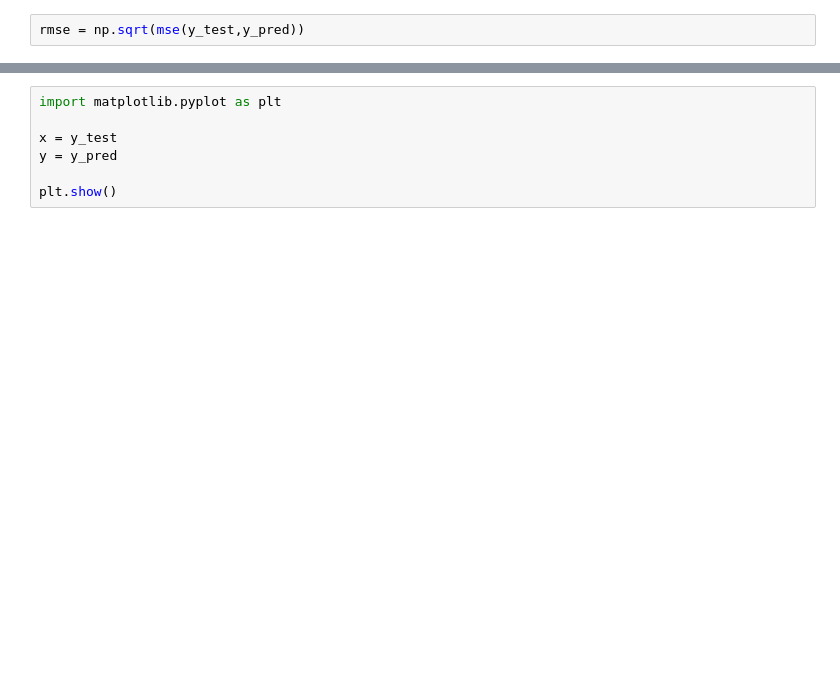
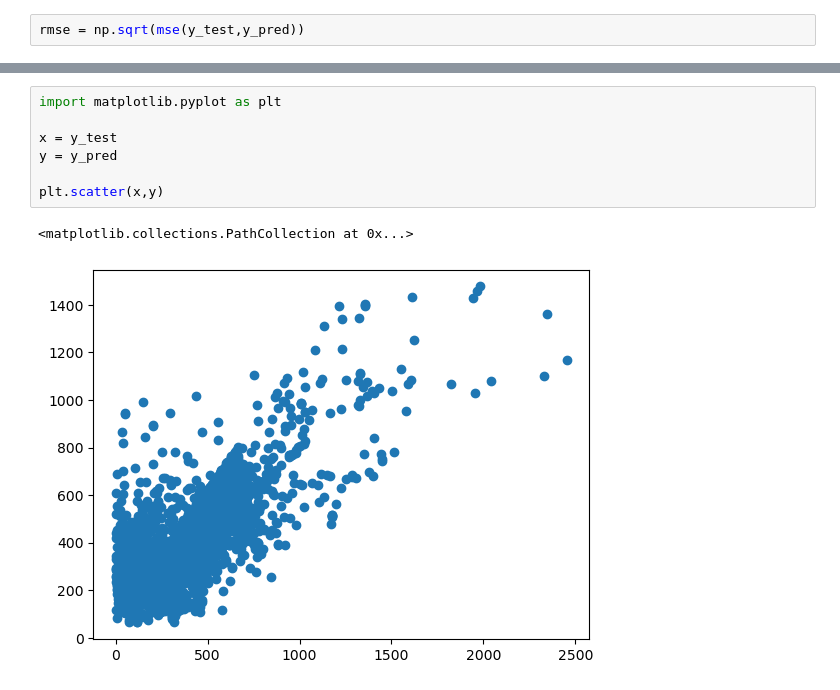
Before and after one commit to serhatozar/labs, a Jupyter notebook: Lab 29.08.2023.ipynb, the cells around one changed output, grey strips where cells are left out. Cells and saved outputs as stored; diff of their text form; blank space fills up the shorter version.

```diff
--- a/Lab 29.08.2023.ipynb
+++ b/Lab 29.08.2023.ipynb
@@ -108,7 +104,10 @@ rmse
 # %%
 import matplotlib.pyplot as plt
 
 x = y_test
 y = y_pred
 
-plt.show()
+plt.scatter(x,y)
+# %% [output]
+<matplotlib.collections.PathCollection at 0x...>
+[figure, added]
```
Also changed, not shown: parts of 19 cells of this notebook.
